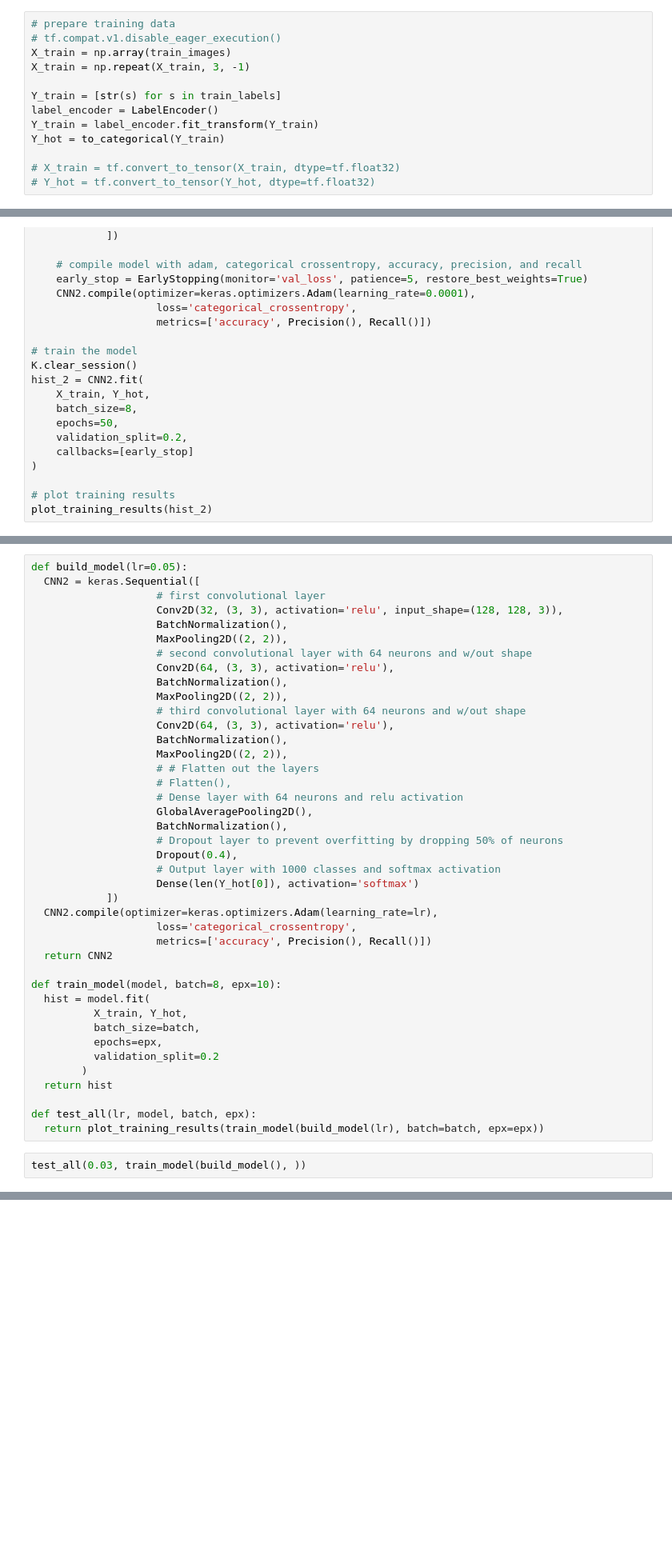
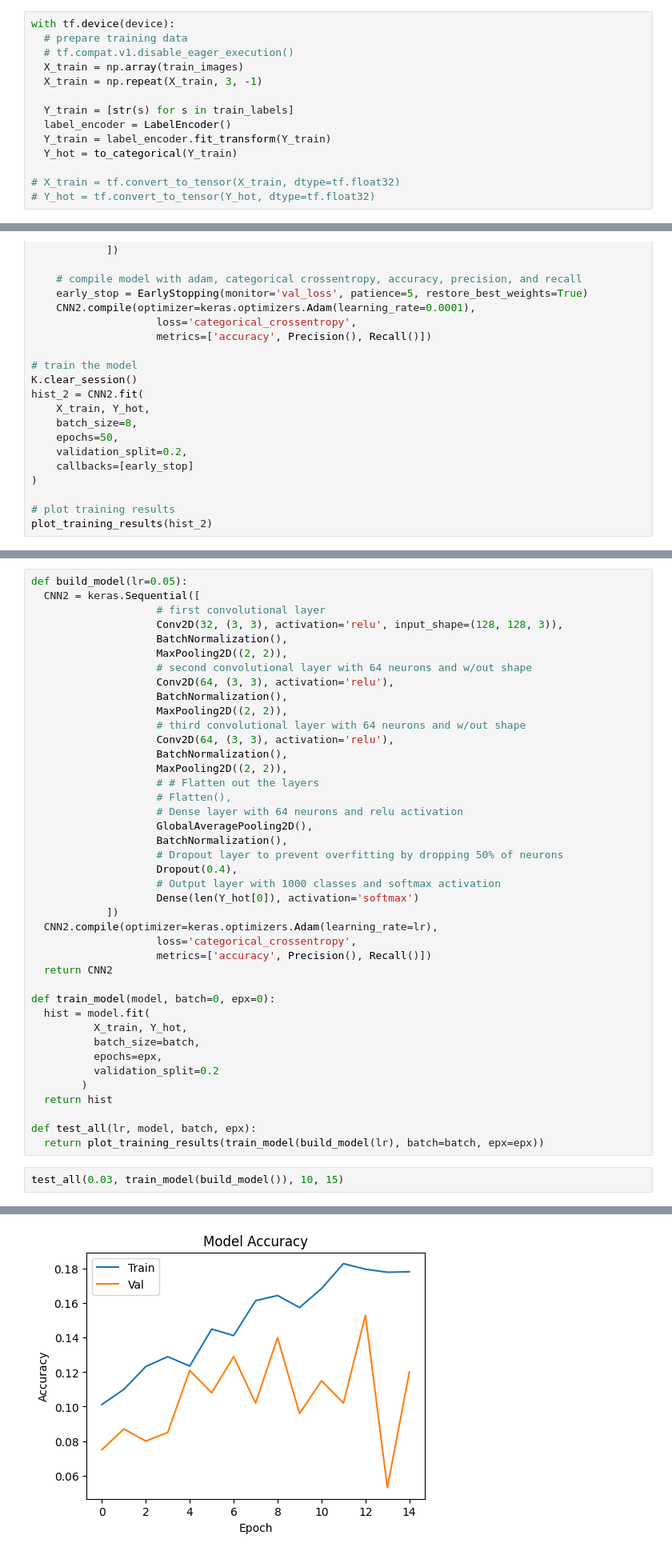
Before and after one commit to llouis01/Portfolio, a Jupyter notebook: CV/ImgNet/img_exp.ipynb, the cells around one changed output, grey strips where cells are left out. Shown at 80% size. Saved outputs shown, nothing was run; the diff lists cells and outputs as text; blank space fills up the shorter version.

Commit message:
base model trial done

```diff
--- a/CV/ImgNet/img_exp.ipynb
+++ b/CV/ImgNet/img_exp.ipynb
@@ -224,15 +222,16 @@ train_images, train_labels = fast_import2(train_dir, 5000)
 # %% [output]
 Function processed 5000 images in 361 seconds.
 # %%
-# prepare training data
-# tf.compat.v1.disable_eager_execution()
-X_train = np.array(train_images)
-X_train = np.repeat(X_train, 3, -1)
+with tf.device(device):
+  # prepare training data
+  # tf.compat.v1.disable_eager_execution()
+  X_train = np.array(train_images)
+  X_train = np.repeat(X_train, 3, -1)
 
-Y_train = [str(s) for s in train_labels]
-label_encoder = LabelEncoder()
-Y_train = label_encoder.fit_transform(Y_train)
-Y_hot = to_categorical(Y_train)
+  Y_train = [str(s) for s in train_labels]
+  label_encoder = LabelEncoder()
+  Y_train = label_encoder.fit_transform(Y_train)
+  Y_hot = to_categorical(Y_train)
 
 # X_train = tf.convert_to_tensor(X_train, dtype=tf.float32)
 # Y_hot = tf.convert_to_tensor(Y_hot, dtype=tf.float32)
@@ -326,7 +325,7 @@ def build_model(lr=0.05):
                     metrics=['accuracy', Precision(), Recall()])
   return CNN2
 
-def train_model(model, batch=8, epx=10):
+def train_model(model, batch=0, epx=0):
   hist = model.fit(
           X_train, Y_hot,
           batch_size=batch,
@@ -338,4 +337,5 @@ def train_model(model, batch=8, epx=10):
 def test_all(lr, model, batch, epx):
   return plot_training_results(train_model(build_model(lr), batch=batch, epx=epx))
 # %%
-test_all(0.03, train_model(build_model(), ))
+test_all(0.03, train_model(build_model()), 10, 15)
+# %% [output]
@@ -341,0 +359 @@ test_all(0.03, train_model(build_model(), ))
+[figure, added]
```
Also changed, not shown: parts of 4 cells of this notebook.
